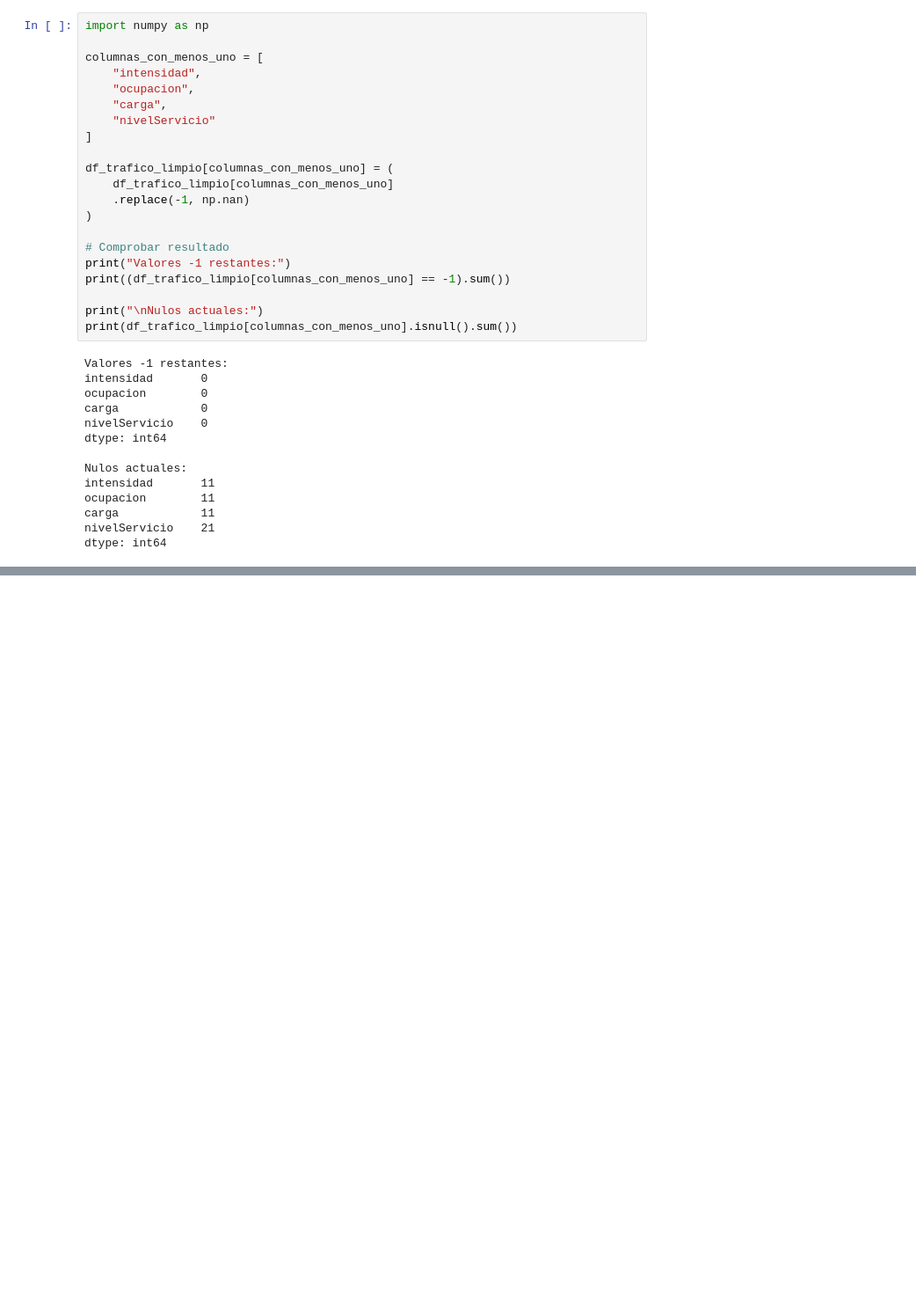
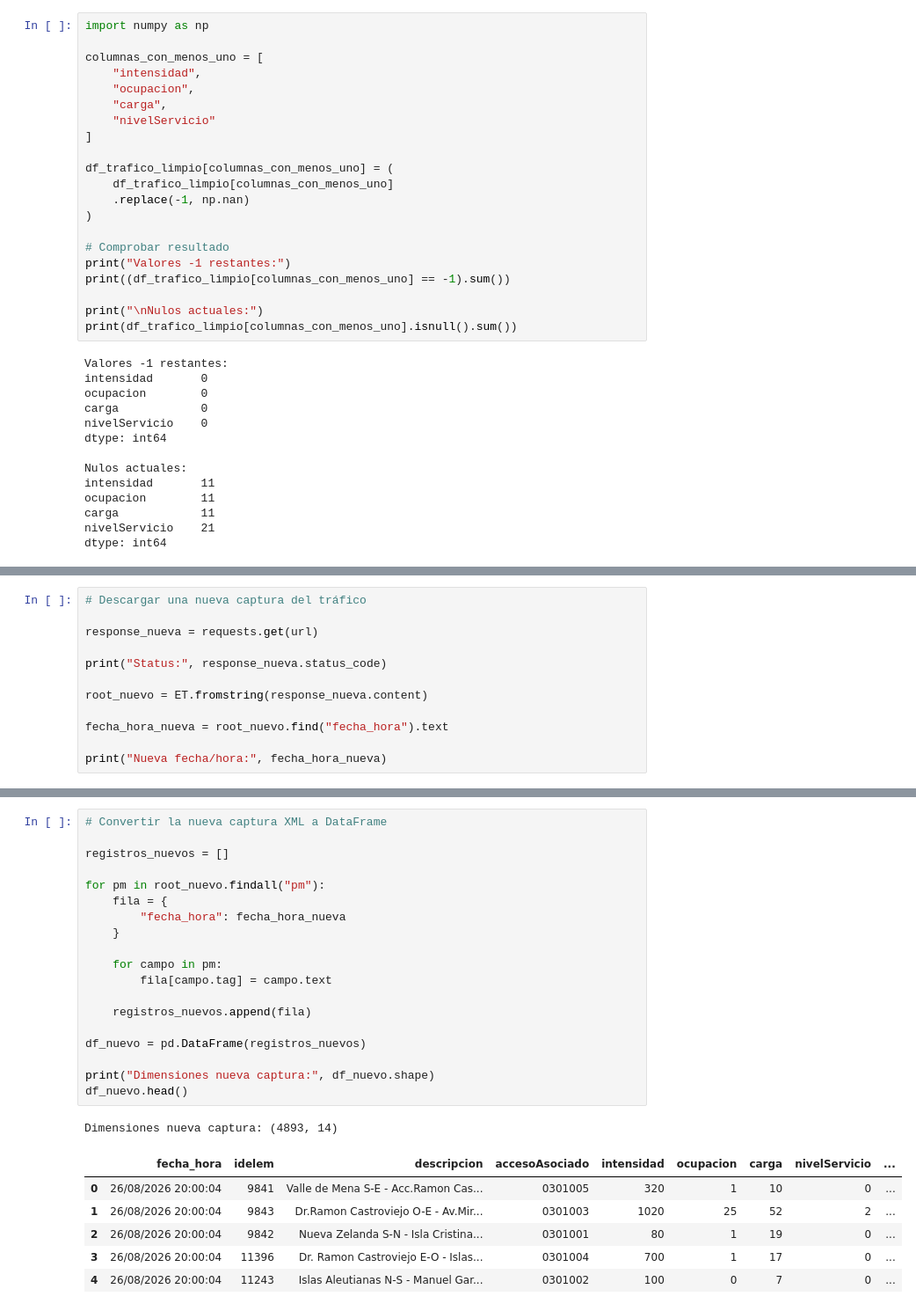
Before and after one commit to contactodiegovega/Trafico-Madrid, a Jupyter notebook: trafico.ipynb, the cells around one changed output, grey strips where cells are left out. Shown at 88% size. Cells and saved outputs as stored; diff of their text form; blank space fills up the shorter version.

```diff
--- a/trafico.ipynb
+++ b/trafico.ipynb
@@ -376,0 +555,12 @@ dtype: int64
+# %%
+# Descargar una nueva captura del tráfico
+
+response_nueva = requests.get(url)
+
+print("Status:", response_nueva.status_code)
+
+root_nuevo = ET.fromstring(response_nueva.content)
+
+fecha_hora_nueva = root_nuevo.find("fecha_hora").text
+
+print("Nueva fecha/hora:", fecha_hora_nueva)
@@ -376,0 +570,27 @@ dtype: int64
+# %%
+# Convertir la nueva captura XML a DataFrame
+
+registros_nuevos = []
+
+for pm in root_nuevo.findall("pm"):
+    fila = {
+        "fecha_hora": fecha_hora_nueva
+    }
+
+    for campo in pm:
+        fila[campo.tag] = campo.text
+
+    registros_nuevos.append(fila)
+
+df_nuevo = pd.DataFrame(registros_nuevos)
+
+print("Dimensiones nueva captura:", df_nuevo.shape)
+df_nuevo.head()
+# %% [output]
+Dimensiones nueva captura: (4893, 14)
+|  | fecha_hora | idelem | descripcion | accesoAsociado | intensidad | ocupacion | carga | nivelServicio | ... |
+| 0 | 26/08/2026 20:00:04 | 9841 | Valle de Mena S-E - Acc.Ramon Cas... | 0301005 | 320 | 1 | 10 | 0 | ... |
+| 1 | 26/08/2026 20:00:04 | 9843 | Dr.Ramon Castroviejo O-E - Av.Mir... | 0301003 | 1020 | 25 | 52 | 2 | ... |
+| 2 | 26/08/2026 20:00:04 | 9842 | Nueva Zelanda S-N - Isla Cristina... | 0301001 | 80 | 1 | 19 | 0 | ... |
+| 3 | 26/08/2026 20:00:04 | 11396 | Dr. Ramon Castroviejo E-O - Islas... | 0301004 | 700 | 1 | 17 | 0 | ... |
+| 4 | 26/08/2026 20:00:04 | 11243 | Islas Aleutianas N-S - Manuel Gar... | 0301002 | 100 | 0 | 7 | 0 | ... |
```
Also changed, not shown: parts of 10 cells of this notebook, 2 other files.
